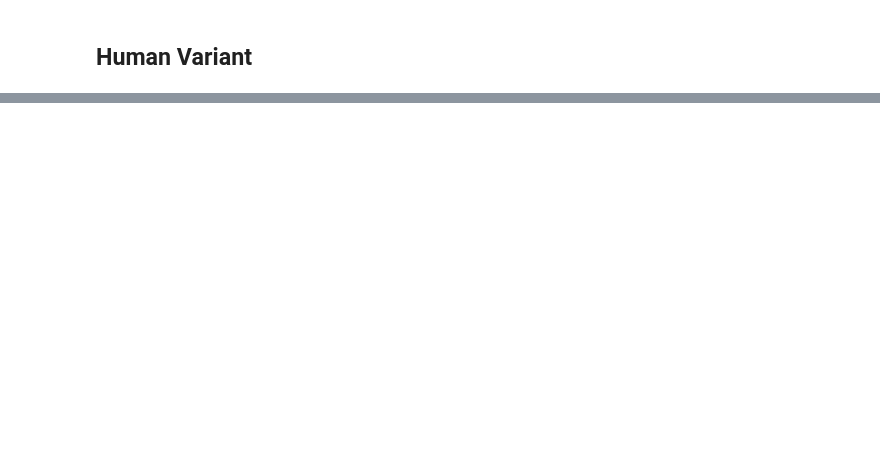
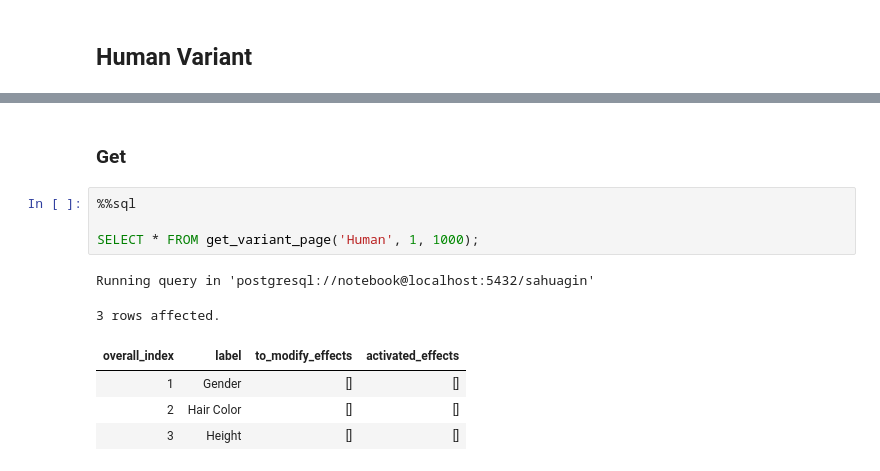
Before and after one commit to nashspence/sahuagin, a Jupyter notebook: src/Create the Sahuagin Database.ipynb, the cells around one changed output, grey strips where cells are left out. Drawn from its saved outputs; the diff is of its cells as text; blank space fills up the shorter version.

Commit message:
add get_variant - a complicated view function

```diff
--- a/src/Create the Sahuagin Database.ipynb
+++ b/src/Create the Sahuagin Database.ipynb
@@ -3127,0 +3780,13 @@ SELECT * FROM get_continuous_attribute('Height');
+# %% [markdown]
+### Get
+# %%
+%%sql
+
+SELECT * FROM get_variant_page('Human', 1, 1000);
+# %% [output]
+Running query in 'postgresql://notebook@localhost:5432/sahuagin'
+3 rows affected.
+| overall_index | label | to_modify_effects | activated_effects |
+| 1 | Gender | [] | [] |
+| 2 | Hair Color | [] | [] |
+| 3 | Height | [] | [] |
```
Also changed, not shown: parts of 91 cells of this notebook.
